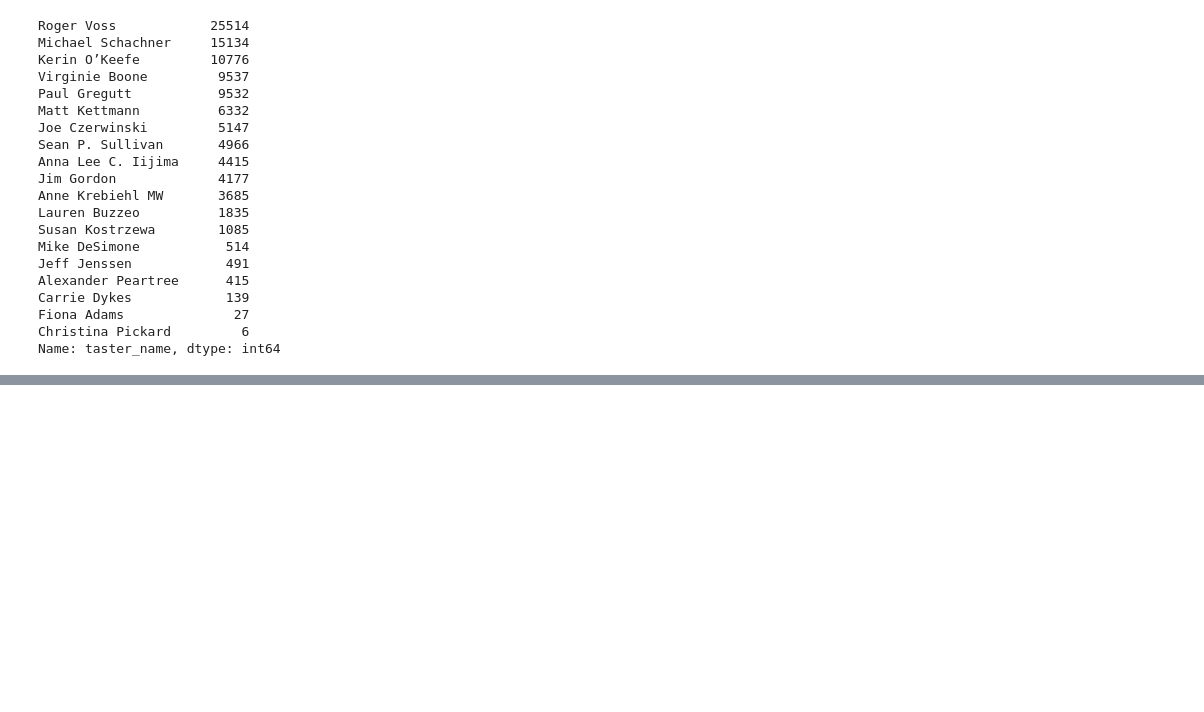
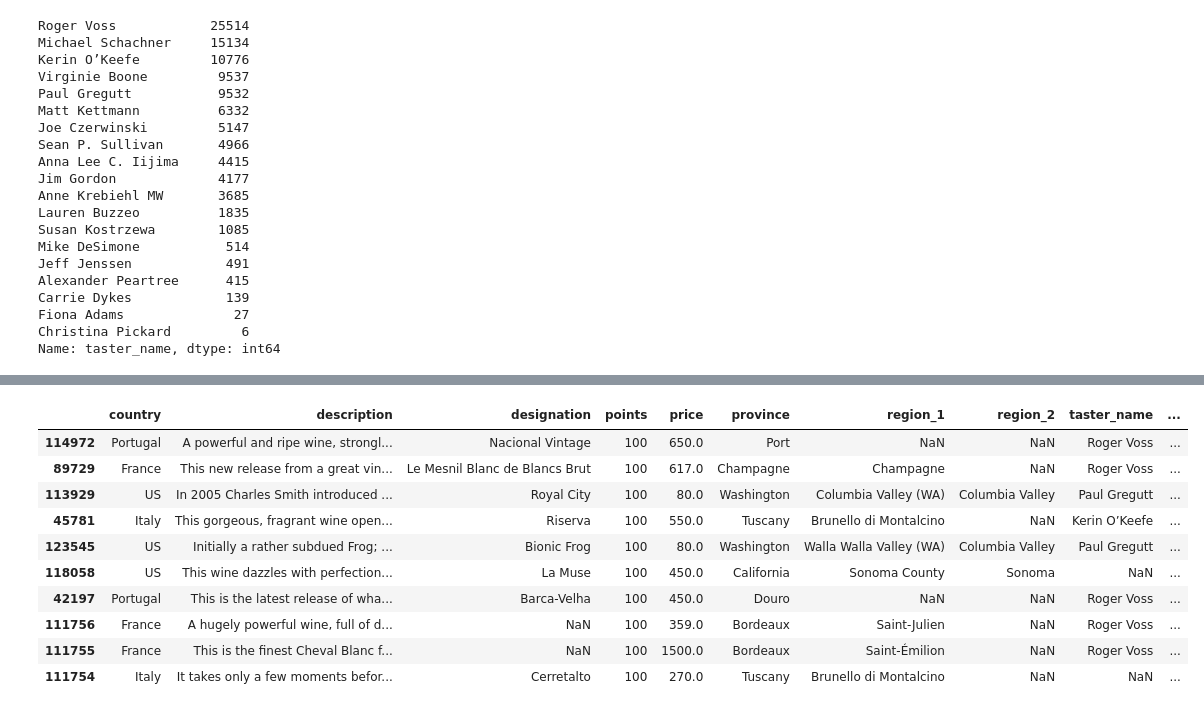
Before and after one commit to Juhantam/WineProject, a Jupyter notebook: WineProject.ipynb, the cells around one changed output, grey strips where cells are left out. Saved outputs shown, nothing was run; the diff lists cells and outputs as text; code cells hidden in the pictures; blank space fills up the shorter version.

```diff
--- a/WineProject.ipynb
+++ b/WineProject.ipynb
@@ -186,0 +250,14 @@ Name: variety, Length: 707, dtype: int64
+# %%
+df.sort_values("points", ascending=False).head(10)
+# %% [output]
+|  | country | description | designation | points | price | province | region_1 | region_2 | taster_name | ... |
+| 114972 | Portugal | A powerful and ripe wine, strongl... | Nacional Vintage | 100 | 650.0 | Port | NaN | NaN | Roger Voss | ... |
+| 89729 | France | This new release from a great vin... | Le Mesnil Blanc de Blancs Brut | 100 | 617.0 | Champagne | Champagne | NaN | Roger Voss | ... |
+| 113929 | US | In 2005 Charles Smith introduced ... | Royal City | 100 | 80.0 | Washington | Columbia Valley (WA) | Columbia Valley | Paul Gregutt | ... |
+| 45781 | Italy | This gorgeous, fragrant wine open... | Riserva | 100 | 550.0 | Tuscany | Brunello di Montalcino | NaN | Kerin O’Keefe | ... |
+| 123545 | US | Initially a rather subdued Frog; ... | Bionic Frog | 100 | 80.0 | Washington | Walla Walla Valley (WA) | Columbia Valley | Paul Gregutt | ... |
+| 118058 | US | This wine dazzles with perfection... | La Muse | 100 | 450.0 | California | Sonoma County | Sonoma | NaN | ... |
+| 42197 | Portugal | This is the latest release of wha... | Barca-Velha | 100 | 450.0 | Douro | NaN | NaN | Roger Voss | ... |
+| 111756 | France | A hugely powerful wine, full of d... | NaN | 100 | 359.0 | Bordeaux | Saint-Julien | NaN | Roger Voss | ... |
+| 111755 | France | This is the finest Cheval Blanc f... | NaN | 100 | 1500.0 | Bordeaux | Saint-Émilion | NaN | Roger Voss | ... |
+| 111754 | Italy | It takes only a few moments befor... | Cerretalto | 100 | 270.0 | Tuscany | Brunello di Montalcino | NaN | NaN | ... |
```
Also changed, not shown: parts of 24 cells of this notebook.
